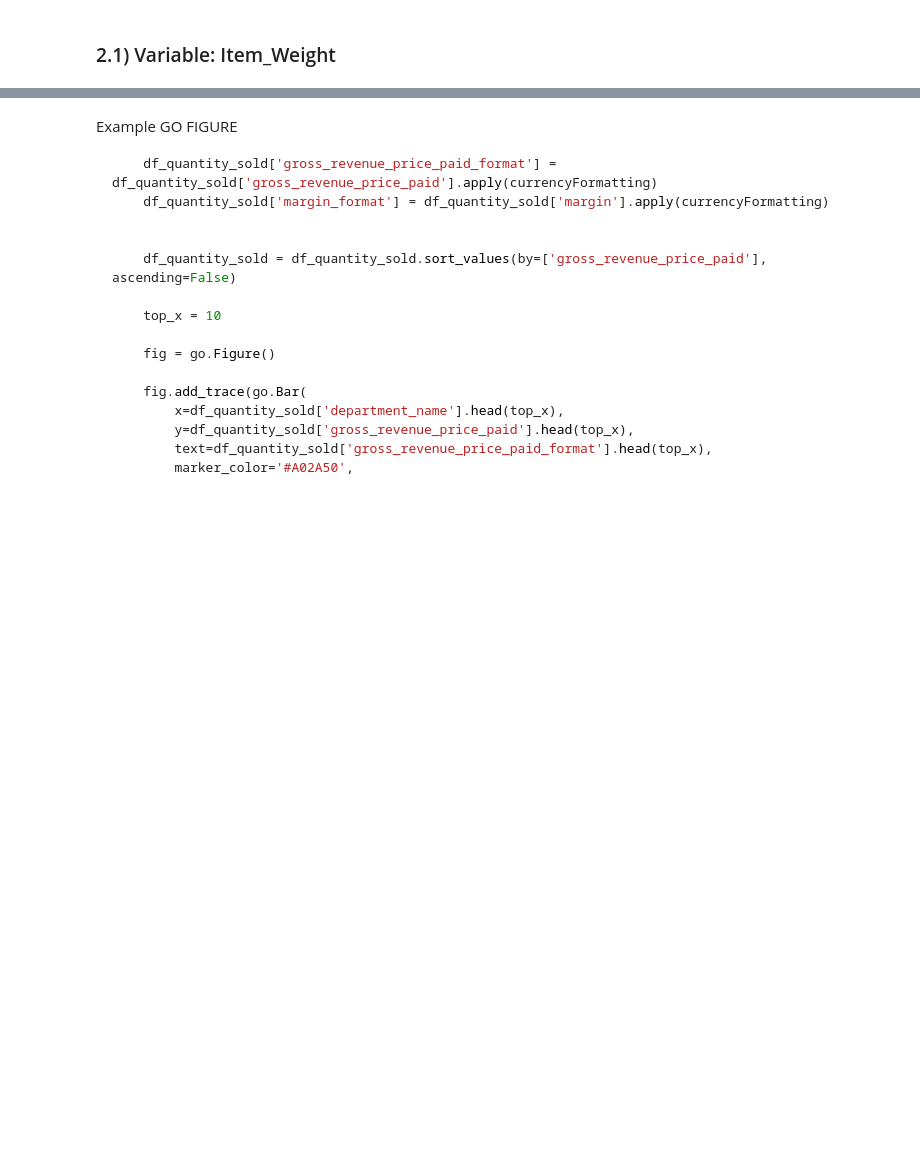
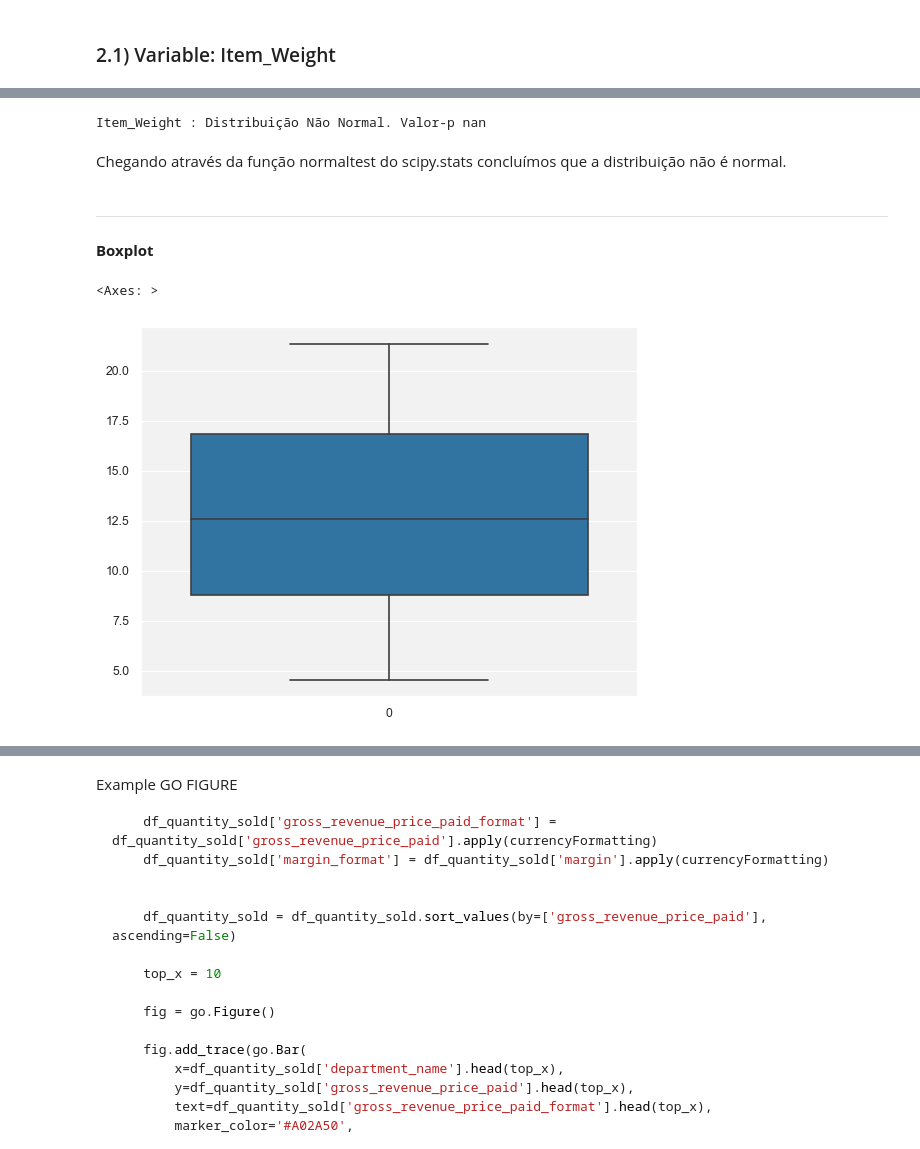
Before and after one commit to Krupique/mlops-projects, a Jupyter notebook: 02-bigmart_sales_prediction/notebook/data_analysis_new.ipynb, the cells around one changed output, grey strips where cells are left out. Saved outputs shown, nothing was run; the diff lists cells and outputs as text; code cells hidden in the pictures; blank space fills up the shorter version.

Commit message:
Item visibility

```diff
--- a/02-bigmart_sales_prediction/notebook/data_analysis_new.ipynb
+++ b/02-bigmart_sales_prediction/notebook/data_analysis_new.ipynb
@@ -217,0 +238,22 @@ Nesse caso temos a kurtosis de `-1.228`, que mostra que a nossa distribuição
+# %%
+stats, pval = normaltest(df_train_raw['Item_Weight'])
+
+# Checar valor-p
+if pval > 0.05:
+
+    print(f'Item_Weight : Distribuição Normal. Valor-p {pval}')
+else:
+    print(f'Item_Weight : Distribuição Não Normal. Valor-p {pval}')
+# %% [output]
+Item_Weight : Distribuição Não Normal. Valor-p nan
+# %% [markdown]
+Chegando através da função normaltest do scipy.stats concluímos que a distribuição não é normal.
+# %% [markdown]
+---
+
+**Boxplot**
+# %%
+sns.boxplot(df_train_raw['Item_Weight'])
+# %% [output]
+<Axes: >
+[figure, added]
```
Also changed, not shown: parts of 15 cells of this notebook.
